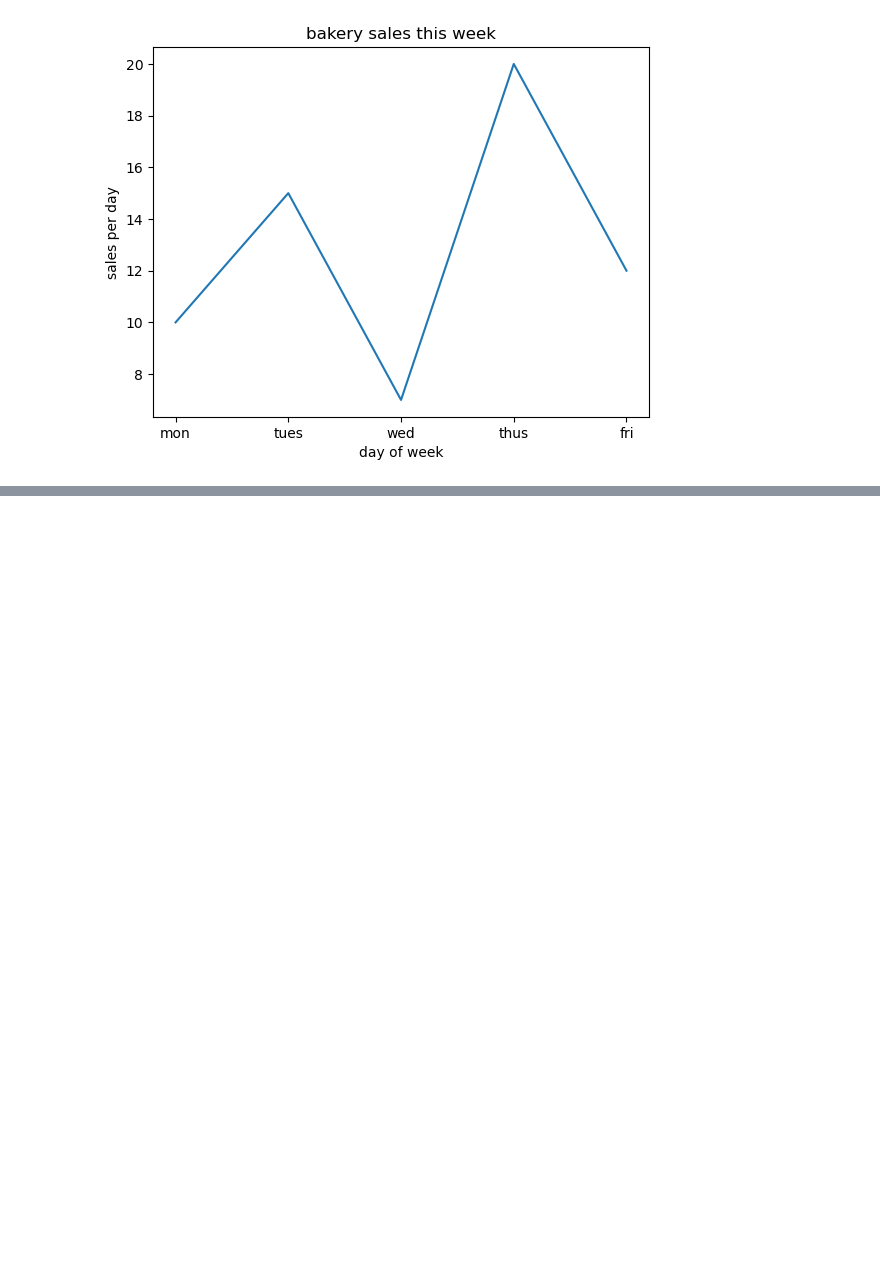
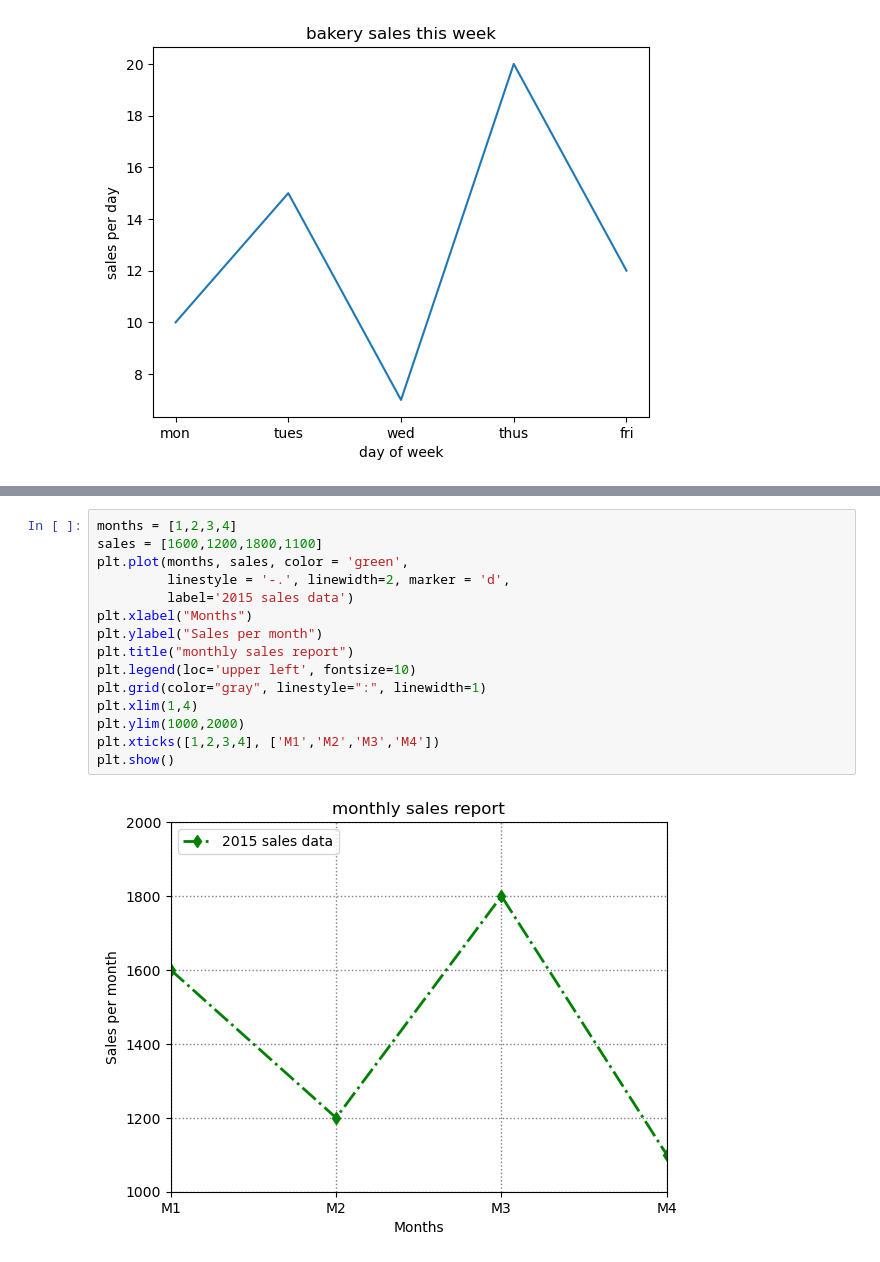
Before and after one commit to dipspatil20/learning_Matplotlib, a Jupyter notebook: matplotlibYT.ipynb, the cells around one changed output, grey strips where cells are left out. Cells and saved outputs as stored; diff of their text form; blank space fills up the shorter version.

```diff
--- a/matplotlibYT.ipynb
+++ b/matplotlibYT.ipynb
@@ -127,0 +38,17 @@ Everything up-to-date
+# %%
+months = [1,2,3,4]
+sales = [1600,1200,1800,1100]
+plt.plot(months, sales, color = 'green',
+         linestyle = '-.', linewidth=2, marker = 'd',
+         label='2015 sales data')
+plt.xlabel("Months")
+plt.ylabel("Sales per month")
+plt.title("monthly sales report")
+plt.legend(loc='upper left', fontsize=10)
+plt.grid(color="gray", linestyle=":", linewidth=1)
+plt.xlim(1,4)
+plt.ylim(1000,2000)
+plt.xticks([1,2,3,4], ['M1','M2','M3','M4'])
+plt.show()
+# %% [output]
+[figure, added]
```
Also changed, not shown: parts of 18 cells of this notebook.
